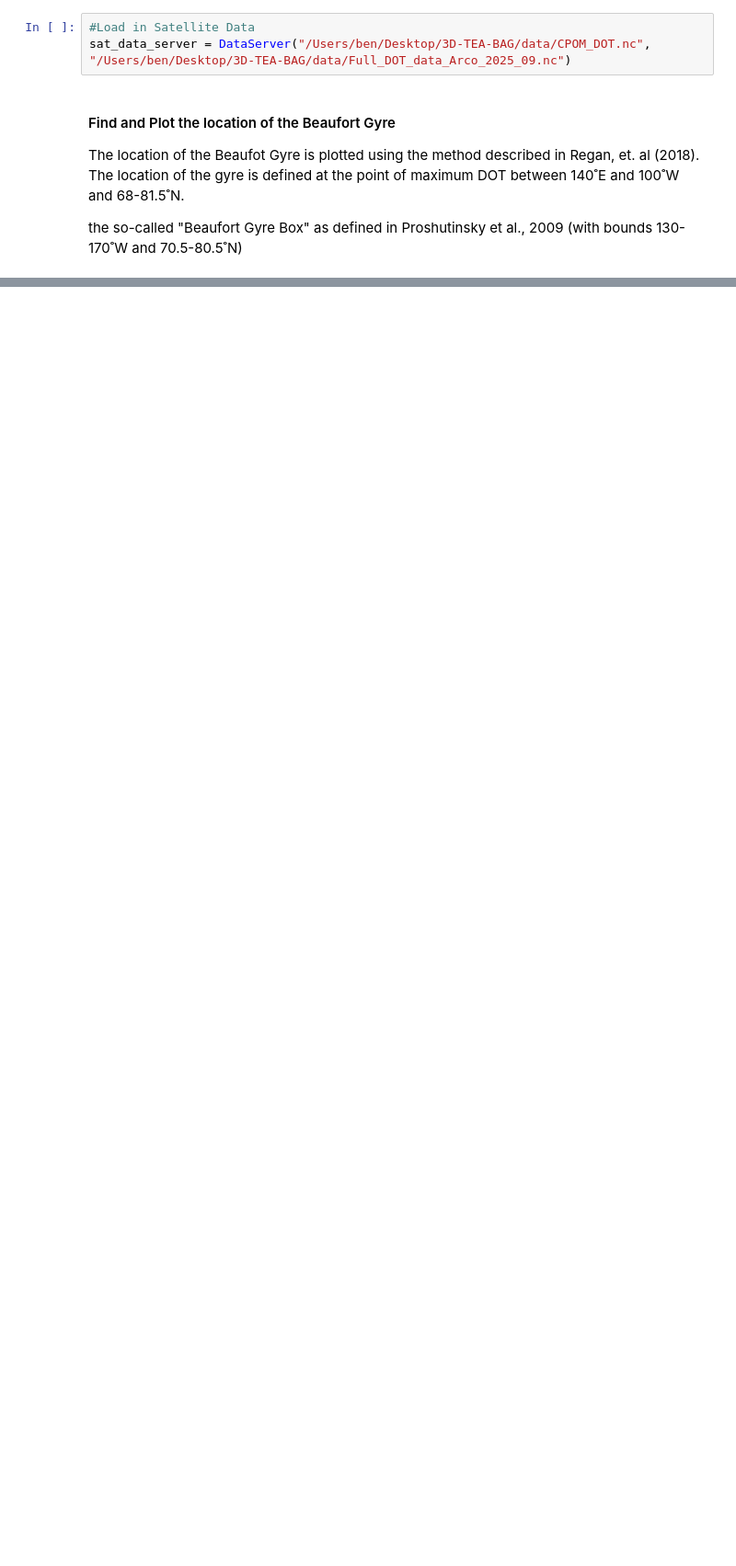
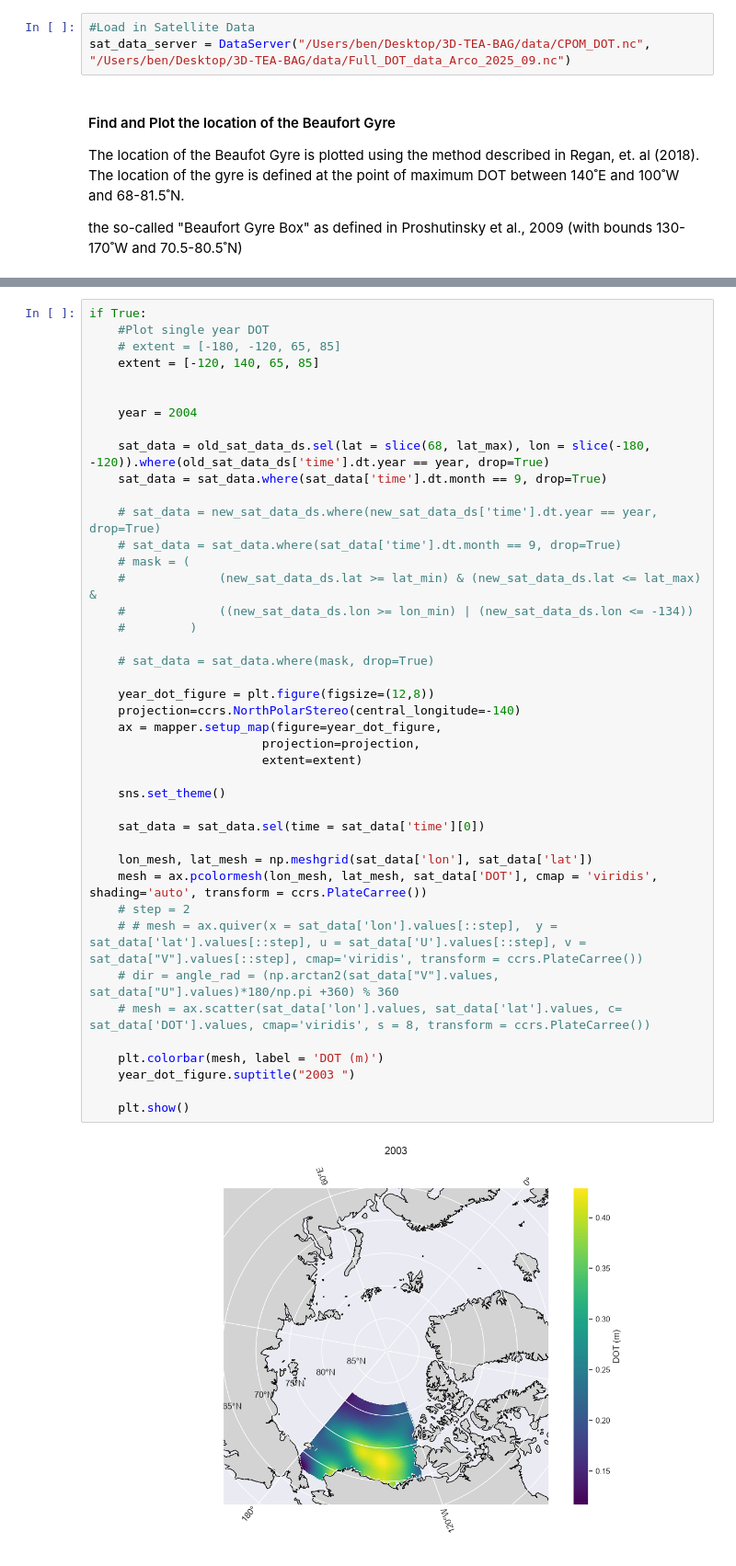
Before and after one commit to ben-sprague/3D-TEA-BAG, a Jupyter notebook: gyre_location.ipynb, the cells around one changed output, grey strips where cells are left out. Shown at 92% size. Saved outputs shown, nothing was run; the diff lists cells and outputs as text; blank space fills up the shorter version.

```diff
--- a/gyre_location.ipynb
+++ b/gyre_location.ipynb
@@ -37 +276,45 @@ The location of the Beaufot Gyre is plotted using the method described in Regan,
+# %%
+if True:
+    #Plot single year DOT
+    # extent = [-180, -120, 65, 85]
+    extent = [-120, 140, 65, 85]
+
+
+    year = 2004
+
+    sat_data = old_sat_data_ds.sel(lat = slice(68, lat_max), lon = slice(-180, -120)).where(old_sat_data_ds['time'].dt.year == year, drop=True)
+    sat_data = sat_data.where(sat_data['time'].dt.month == 9, drop=True)
+
+    # sat_data = new_sat_data_ds.where(new_sat_data_ds['time'].dt.year == year, drop=True)
+    # sat_data = sat_data.where(sat_data['time'].dt.month == 9, drop=True)
+    # mask = (
+    #             (new_sat_data_ds.lat >= lat_min) & (new_sat_data_ds.lat <= lat_max) &
+    #             ((new_sat_data_ds.lon >= lon_min) | (new_sat_data_ds.lon <= -134))
+    #         )
+
+    # sat_data = sat_data.where(mask, drop=True)
+
+    year_dot_figure = plt.figure(figsize=(12,8))
+    projection=ccrs.NorthPolarStereo(central_longitude=-140)
+    ax = mapper.setup_map(figure=year_dot_figure,
+                        projection=projection,
+                        extent=extent)
+
+    sns.set_theme()
+
+    sat_data = sat_data.sel(time = sat_data['time'][0])
+
+    lon_mesh, lat_mesh = np.meshgrid(sat_data['lon'], sat_data['lat'])
+    mesh = ax.pcolormesh(lon_mesh, lat_mesh, sat_data['DOT'], cmap = 'viridis', shading='auto', transform = ccrs.PlateCarree())
+    # step = 2
+    # # mesh = ax.quiver(x = sat_data['lon'].values[::step],  y = sat_data['lat'].values[::step], u = sat_data['U'].values[::step], v = sat_data["V"].values[::step], cmap='viridis', transform = ccrs.PlateCarree())
+    # dir = angle_rad = (np.arctan2(sat_data["V"].values, sat_data["U"].values)*180/np.pi +360) % 360
+    # mesh = ax.scatter(sat_data['lon'].values, sat_data['lat'].values, c= sat_data['DOT'].values, cmap='viridis', s = 8, transform = ccrs.PlateCarree())
+
+    plt.colorbar(mesh, label = 'DOT (m)')
+    year_dot_figure.suptitle("2003 ")
+
+    plt.show()
+# %% [output]
+[figure, added]
 # %%
```
Also changed, not shown: parts of 10 cells of this notebook.
